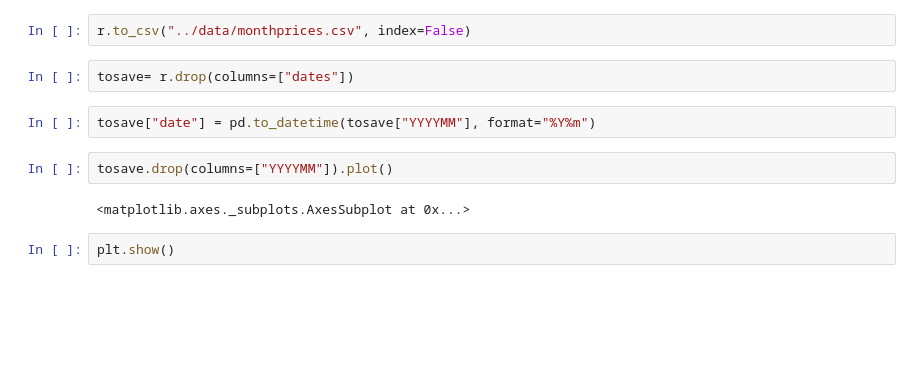
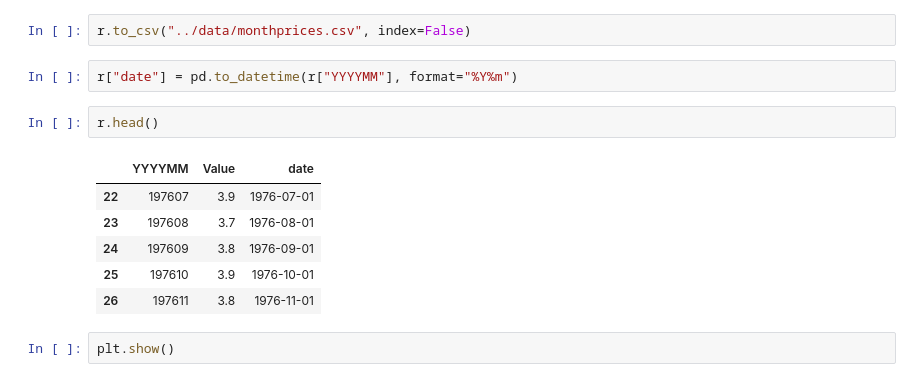
Before and after one commit to gvo34/energy-solar, a Jupyter notebook: static/notebooks/energy_prices_explore.ipynb, the cells around one changed output. Saved outputs shown, nothing was run; the diff lists cells and outputs as text; blank space fills up the shorter version.

```diff
--- a/static/notebooks/energy_prices_explore.ipynb
+++ b/static/notebooks/energy_prices_explore.ipynb
@@ -80,14 +80,17 @@ r.head()
 | 26 | 197611 | 3.8 |
 # %%
 r.to_csv("../data/monthprices.csv", index=False)
-# %%
-tosave= r.drop(columns=["dates"])
 # %%
-tosave["date"] = pd.to_datetime(tosave["YYYYMM"], format="%Y%m")
+r["date"] = pd.to_datetime(r["YYYYMM"], format="%Y%m")
-# %%
-tosave.drop(columns=["YYYYMM"]).plot()
-# %% [output]
-<matplotlib.axes._subplots.AxesSubplot at 0x...>
+# %%
+r.head()
+# %% [output]
+|  | YYYYMM | Value | date |
+| 22 | 197607 | 3.9 | 1976-07-01 |
+| 23 | 197608 | 3.7 | 1976-08-01 |
+| 24 | 197609 | 3.8 | 1976-09-01 |
+| 25 | 197610 | 3.9 | 1976-10-01 |
+| 26 | 197611 | 3.8 | 1976-11-01 |
 # %%
 plt.show()
 # %% [output]
```
Also changed, not shown: parts of 1 cell of this notebook, 1 other file.
